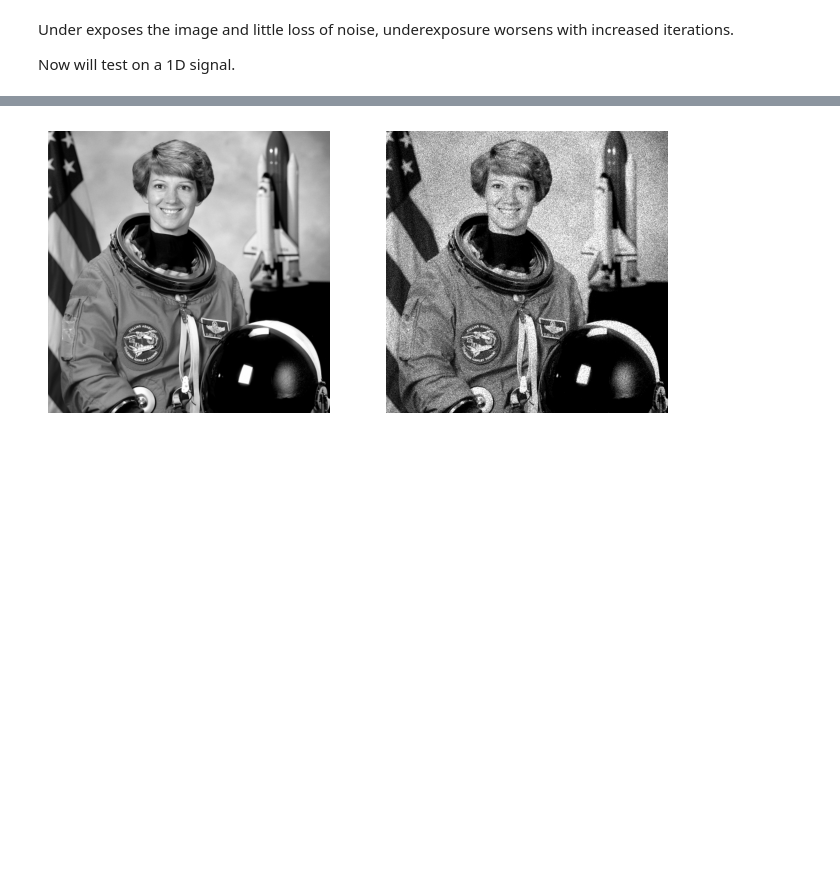
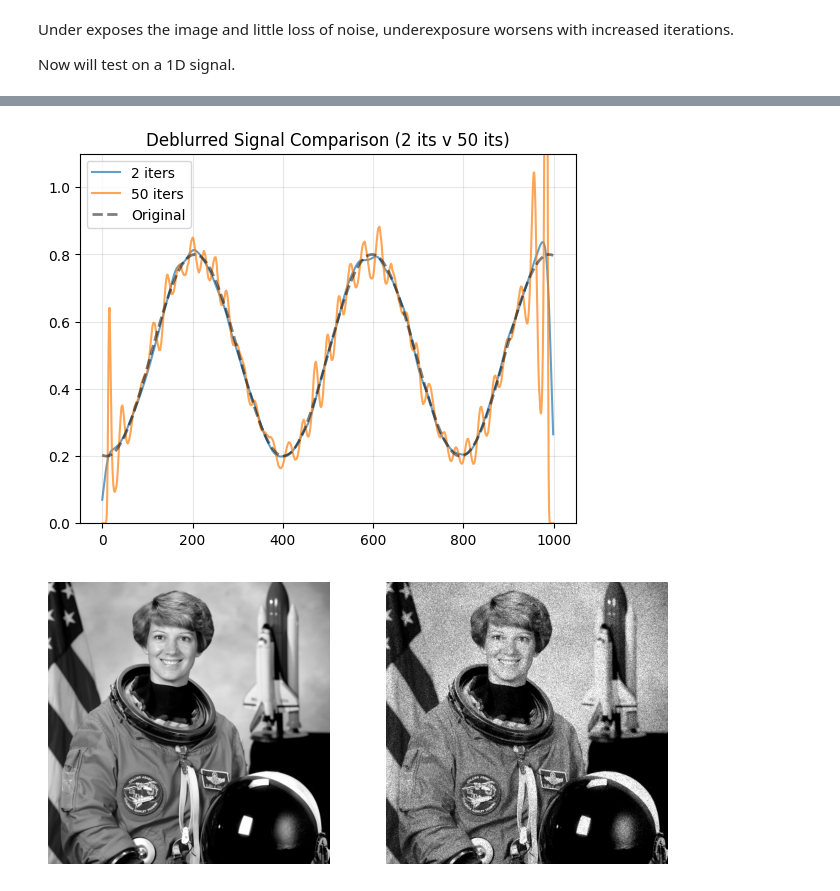
Before and after one commit to jpjharg/Deconvolution-by-ML-dissertation, a Jupyter notebook: Richardson_lucy_algo.ipynb, the cells around one changed output, grey strips where cells are left out. Drawn from its saved outputs; the diff is of its cells as text; code cells hidden in the pictures; blank space fills up the shorter version.

```diff
--- a/Richardson_lucy_algo.ipynb
+++ b/Richardson_lucy_algo.ipynb
@@ -219,3 +263,35 @@ plt.show()  # Make sure this is called
+# %%
+
+x = torch.linspace(-2, 2, steps=1000)
+y = torch.sin(4*x)*0.3 + 0.5
+signal = y.unsqueeze(0).unsqueeze(0)  # Add batch and channel dimensions
+kernel = gaussian_kernel_1D(size = 61, sigma = 10.0)
+
+blurred_signal = convo1d(signal, kernel)
+measured_signal = poisson_noise(blurred_signal, scale_factor=500)
+
+deblurred_signal_100 = richardson_lucy_1d(measured_signal, kernel, num_its=100)
+
+
+
+# fig, axs = plt.subplots(1, 2, figsize=(20, 5))
+
+# #cleaned_signal_2 = richardson_lucy_1d(measured_signal, kernel, num_its=2)
+# #cleaned_signal_20 = richardson_lucy_1d(measured_signal, kernel, num_its=20)
+
+# axs[0].plot(deblurred_signal_2.squeeze(), label=f'2 iters', alpha=0.7)
+# axs[1].plot(deblurred_signal_20.squeeze(), label=f'20 iters', alpha=0.7)
+
+plt.plot(deblurred_signal_2.squeeze(), label=f'2 iters', alpha=0.7)
+plt.plot(deblurred_signal_100.squeeze(), label=f'50 iters', alpha=0.7)
+plt.plot(y, 'k--', label='Original', linewidth=2, alpha=0.5)
+plt.title('Deblurred Signal Comparison (2 its v 50 its)')
+plt.legend(loc='best')
+plt.ylim(0,1.1)
+plt.grid(True, alpha=0.3)
+plt.show()
+# %% [output]
+[figure, added]
 # %%
 
 #testing poisson noise function
```
Also changed, not shown: parts of 6 cells of this notebook.
